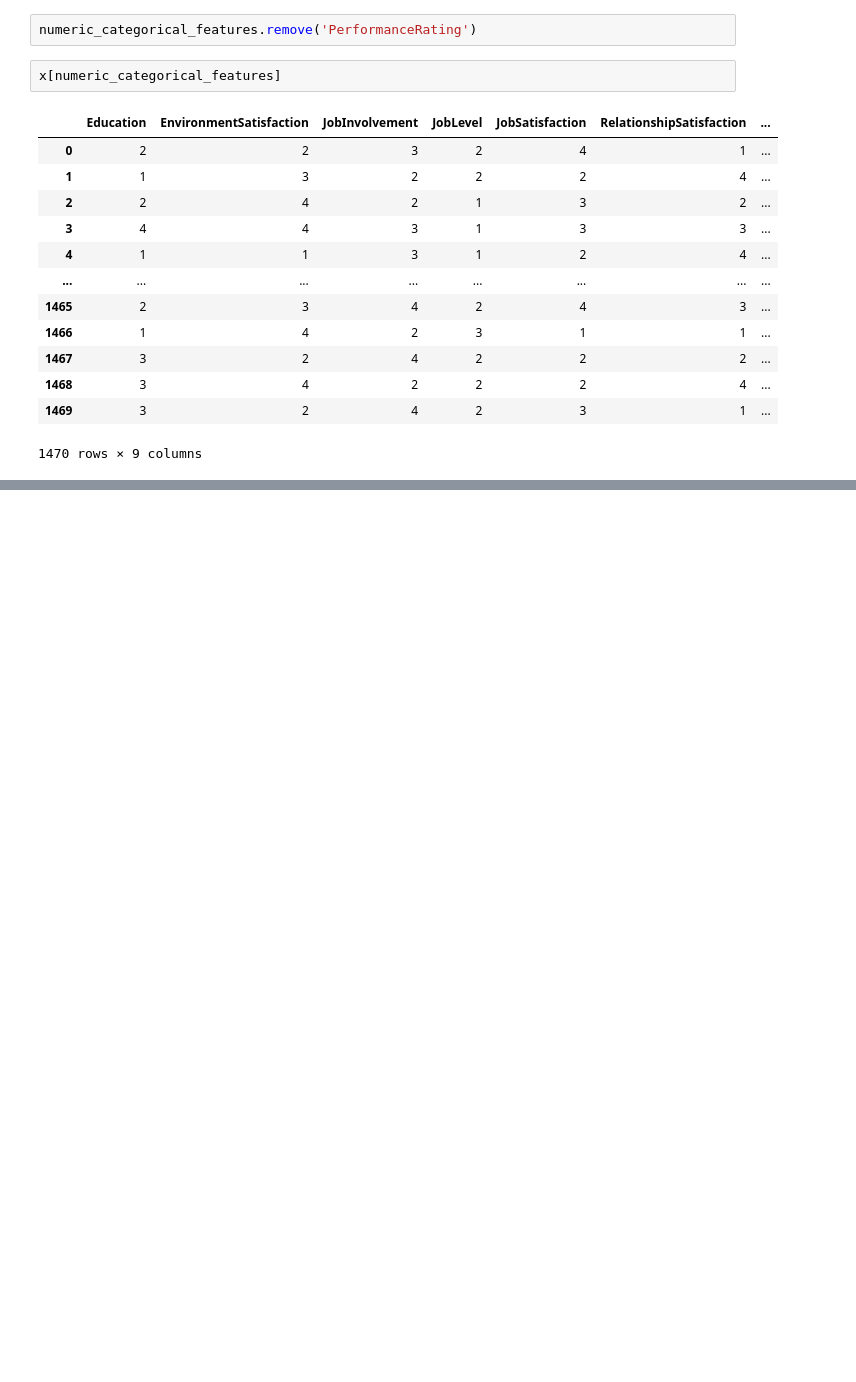
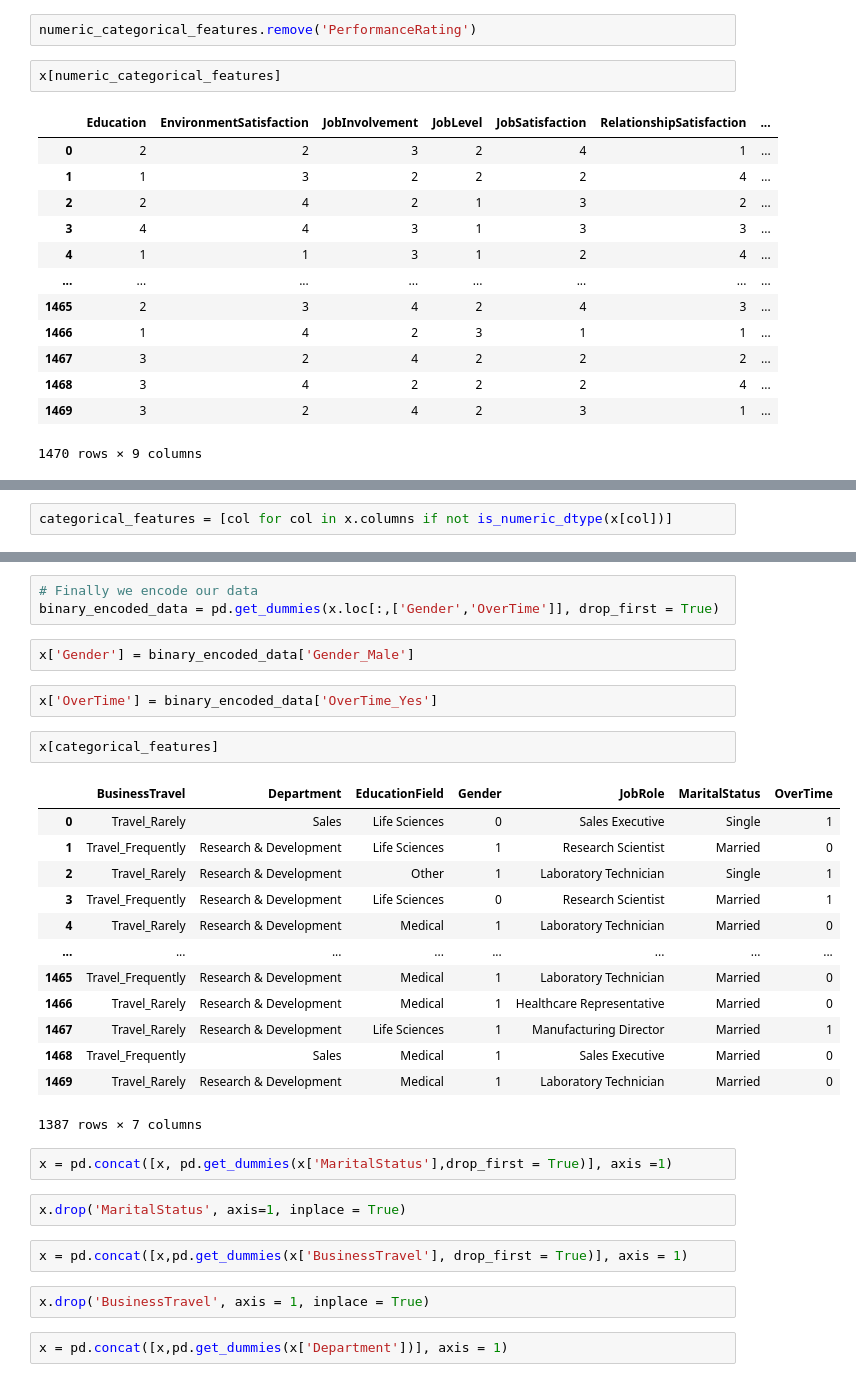
Before and after one commit to zobekenobe/DT-Evaluation-Project, a Jupyter notebook: Project 2.ipynb, the cells around one changed output, grey strips where cells are left out. Drawn from its saved outputs; the diff is of its cells as text; blank space fills up the shorter version.

```diff
--- a/Project 2.ipynb
+++ b/Project 2.ipynb
@@ -319,0 +468,2 @@ x.shape
+# %%
+categorical_features = [col for col in x.columns if not is_numeric_dtype(x[col])]
@@ -319,0 +479,33 @@ x.shape
+# %%
+# Finally we encode our data
+binary_encoded_data = pd.get_dummies(x.loc[:,['Gender','OverTime']], drop_first = True)
+# %%
+x['Gender'] = binary_encoded_data['Gender_Male']
+# %%
+x['OverTime'] = binary_encoded_data['OverTime_Yes']
+# %%
+x[categorical_features]
+# %% [output]
+|  | BusinessTravel | Department | EducationField | Gender | JobRole | MaritalStatus | OverTime |
+| 0 | Travel_Rarely | Sales | Life Sciences | 0 | Sales Executive | Single | 1 |
+| 1 | Travel_Frequently | Research & Development | Life Sciences | 1 | Research Scientist | Married | 0 |
+| 2 | Travel_Rarely | Research & Development | Other | 1 | Laboratory Technician | Single | 1 |
+| 3 | Travel_Frequently | Research & Development | Life Sciences | 0 | Research Scientist | Married | 1 |
+| 4 | Travel_Rarely | Research & Development | Medical | 1 | Laboratory Technician | Married | 0 |
+| ... | ... | ... | ... | ... | ... | ... | ... |
+| 1465 | Travel_Frequently | Research & Development | Medical | 1 | Laboratory Technician | Married | 0 |
+| 1466 | Travel_Rarely | Research & Development | Medical | 1 | Healthcare Representative | Married | 0 |
+| 1467 | Travel_Rarely | Research & Development | Life Sciences | 1 | Manufacturing Director | Married | 1 |
+| 1468 | Travel_Frequently | Sales | Medical | 1 | Sales Executive | Married | 0 |
+| 1469 | Travel_Rarely | Research & Development | Medical | 1 | Laboratory Technician | Married | 0 |
+1387 rows × 7 columns
+# %%
+x = pd.concat([x, pd.get_dummies(x['MaritalStatus'],drop_first = True)], axis =1)
+# %%
+x.drop('MaritalStatus', axis=1, inplace = True)
+# %%
+x = pd.concat([x,pd.get_dummies(x['BusinessTravel'], drop_first = True)], axis = 1)
+# %%
+x.drop('BusinessTravel', axis = 1, inplace = True)
+# %%
+x = pd.concat([x,pd.get_dummies(x['Department'])], axis = 1)
```
Also changed, not shown: parts of 36 cells of this notebook.
